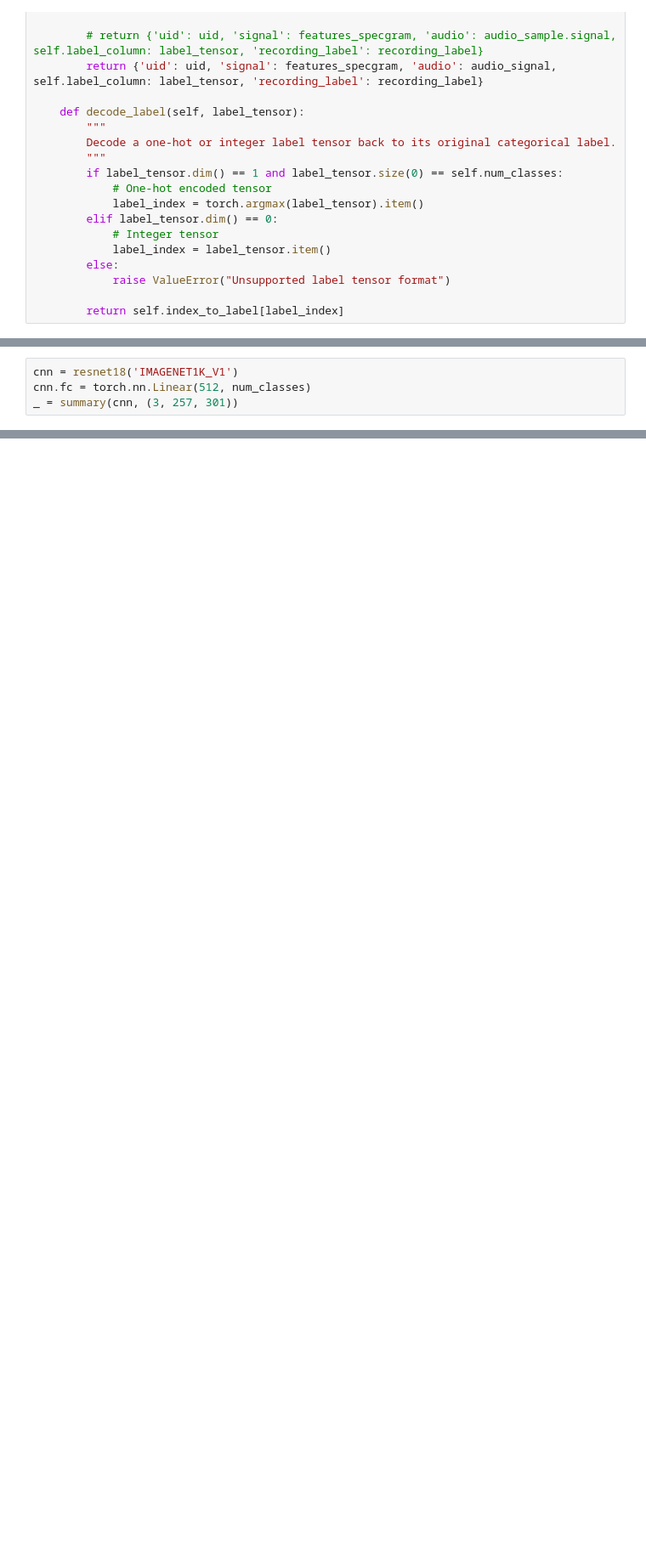
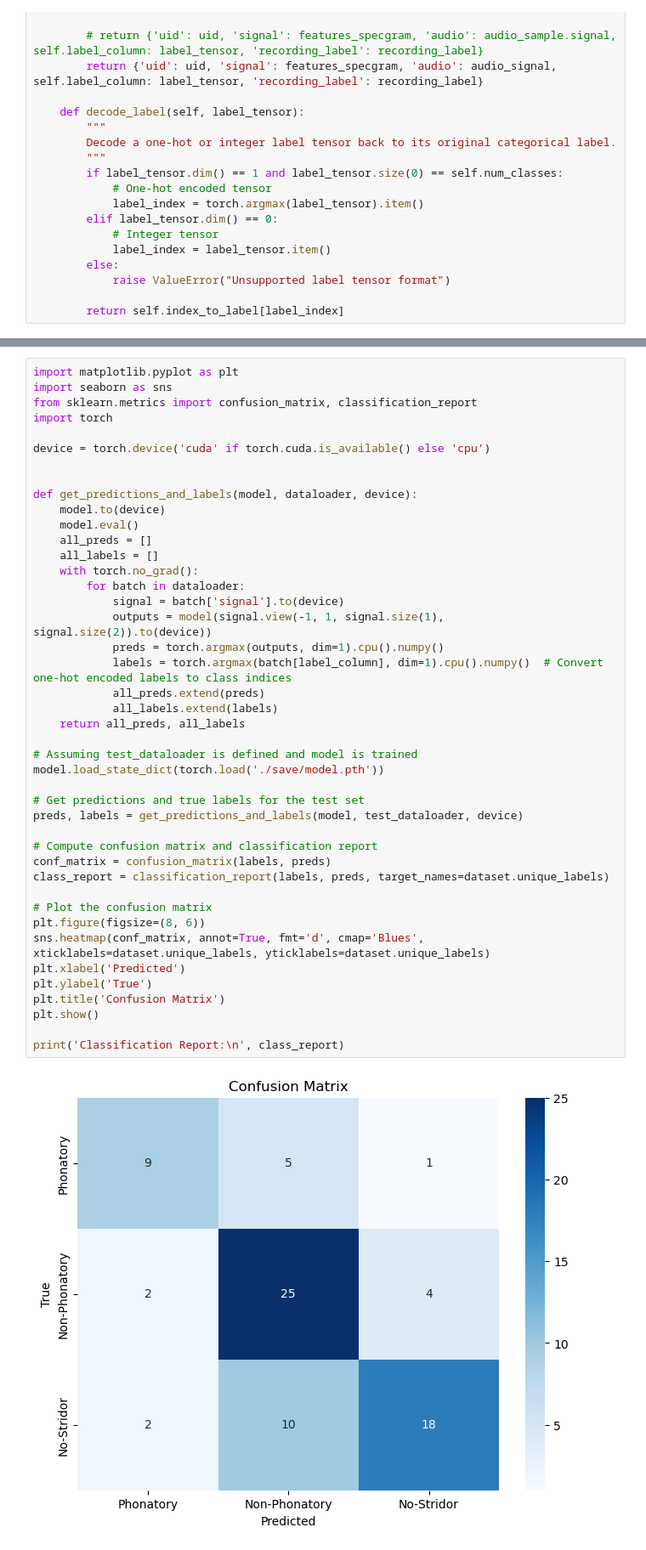
Before and after one commit to parsa-k/b2ai-voice, a Jupyter notebook: stridor-geetha.ipynb, the cells around one changed output, grey strips where cells are left out. Shown: that part at 85% size. Cells and saved outputs as stored; diff of their text form; blank space fills up the shorter version.

```diff
--- a/stridor-geetha.ipynb
+++ b/stridor-geetha.ipynb
@@ -371,4 +343,0 @@ the size is:  torch.Size([8, 512, 512])
-# %%
-cnn = resnet18('IMAGENET1K_V1')
-cnn.fc = torch.nn.Linear(512, num_classes)
-_ = summary(cnn, (3, 257, 301))
@@ -479,0 +426,45 @@ plt.show()
+# %%
+import matplotlib.pyplot as plt
+import seaborn as sns
+from sklearn.metrics import confusion_matrix, classification_report
+import torch
+
+device = torch.device('cuda' if torch.cuda.is_available() else 'cpu')
+
+
+def get_predictions_and_labels(model, dataloader, device):
+    model.to(device)
+    model.eval()
+    all_preds = []
+    all_labels = []
+    with torch.no_grad():
+        for batch in dataloader:
+            signal = batch['signal'].to(device)
+            outputs = model(signal.view(-1, 1, signal.size(1), signal.size(2)).to(device))
+            preds = torch.argmax(outputs, dim=1).cpu().numpy()
+            labels = torch.argmax(batch[label_column], dim=1).cpu().numpy()  # Convert one-hot encoded labels to class indices
+            all_preds.extend(preds)
+            all_labels.extend(labels)
+    return all_preds, all_labels
+
+# Assuming test_dataloader is defined and model is trained
+model.load_state_dict(torch.load('./save/model.pth'))
+
+# Get predictions and true labels for the test set
+preds, labels = get_predictions_and_labels(model, test_dataloader, device)
+
+# Compute confusion matrix and classification report
+conf_matrix = confusion_matrix(labels, preds)
+class_report = classification_report(labels, preds, target_names=dataset.unique_labels)
+
+# Plot the confusion matrix
+plt.figure(figsize=(8, 6))
+sns.heatmap(conf_matrix, annot=True, fmt='d', cmap='Blues', xticklabels=dataset.unique_labels, yticklabels=dataset.unique_labels)
+plt.xlabel('Predicted')
+plt.ylabel('True')
+plt.title('Confusion Matrix')
+plt.show()
+
+print('Classification Report:\n', class_report)
+# %% [output]
+[figure, added]
```
Also changed, not shown: parts of 16 cells of this notebook, 2 other files.
